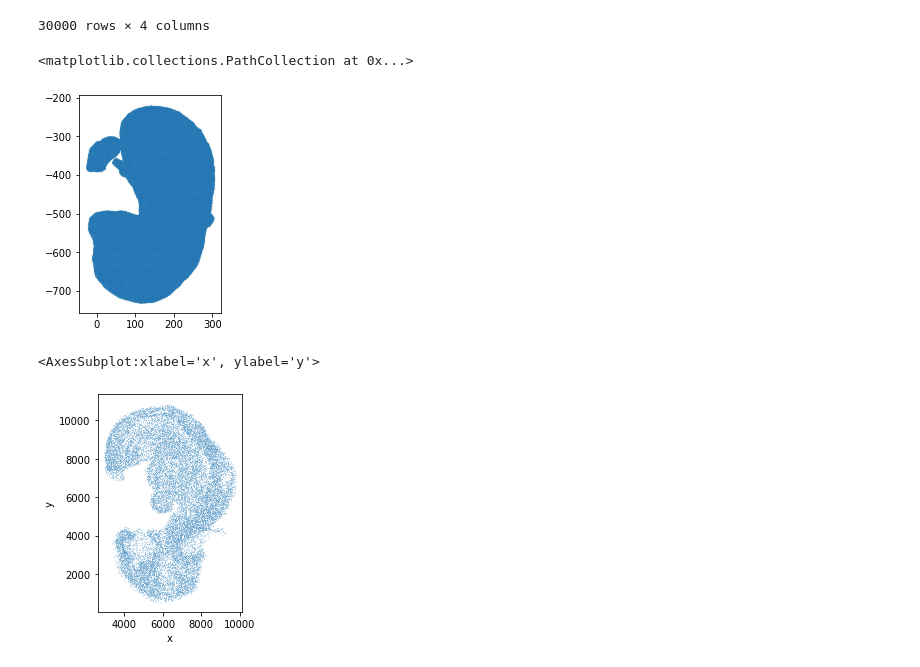
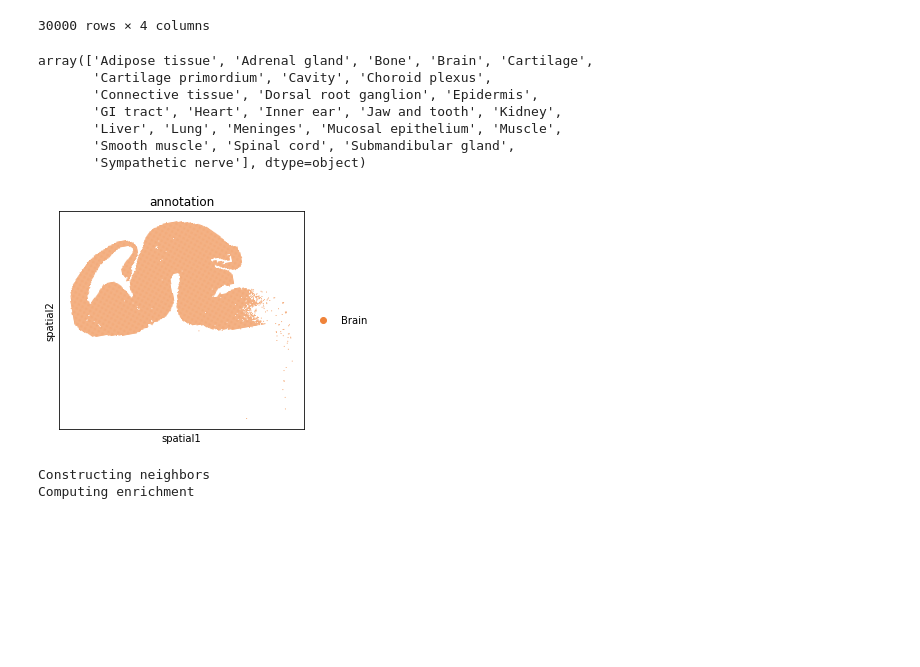
Before and after one commit to alam-shahul/popari, a Jupyter notebook: SpiceMix/metagene_based_pseudo_3D_simulation.ipynb, the cells around one changed output. Drawn from its saved outputs; the diff is of its cells as text; code cells hidden in the pictures; blank space fills up the shorter version.

Commit message:
Working on simulation for sequencing-based ST data.

```diff
--- a/SpiceMix/metagene_based_pseudo_3D_simulation.ipynb
+++ b/SpiceMix/metagene_based_pseudo_3D_simulation.ipynb
@@ -183,15 +154,20 @@ mouse_embryo_slice = ad.read_h5ad("../../data/stereoseq/mouse_embryo_development
+# %%
+np.sort(mouse_embryo_slice.obs["annotation"].unique())
+# %% [output]
+array(['Adipose tissue', 'Adrenal gland', 'Bone', 'Brain', 'Cartilage',
+       'Cartilage primordium', 'Cavity', 'Choroid plexus',
+       'Connective tissue', 'Dorsal root ganglion', 'Epidermis',
+       'GI tract', 'Heart', 'Inner ear', 'Jaw and tooth', 'Kidney',
+       'Liver', 'Lung', 'Meninges', 'Mucosal epithelium', 'Muscle',
+       'Smooth muscle', 'Spinal cord', 'Submandibular gland',
+       'Sympathetic nerve'], dtype=object)
 # %%
-x, y = mouse_embryo_slice.obsm["spatial"][:].T
-fig = plt.figure()
-ax = fig.add_subplot(111, aspect="equal")
-plt.scatter(x, y, s=0.01)
+# x, y = mouse_embryo_slice.obsm["spatial"][:].T
+# fig = plt.figure()
+# ax = fig.add_subplot(111, aspect="equal")
+# plt.scatter(x, y, s=0.01)
+sc.pl.spatial(mouse_embryo_slice[mouse_embryo_slice.obs["annotation"] == "Brain"],
+              color="annotation",
+              spot_size=1)
 # %% [output]
-<matplotlib.collections.PathCollection at 0x...>
-[figure, old version]
+[figure, new version]
-# %%
-fig = plt.figure()
-ax = fig.add_subplot(111, aspect="equal")
-sns.scatterplot(data=mouse_embryo[["x", "y"]].astype(int), x="x", y="y", s=0.3)
-# %% [output]
-<AxesSubplot:xlabel='x', ylabel='y'>
-[figure, removed]
@@ -197,0 +201,5 @@ sns.scatterplot(data=mouse_embryo[["x", "y"]].astype(int), x="x", y="y", s=0.3)
+# %%
+mouse_embryo_slice = compute_neighborhood_enrichment(mouse_embryo_slice, "annotation")
+# %% [output]
+Constructing neighbors
+Computing enrichment
```
Also changed, not shown: parts of 35 cells of this notebook, 17 other files.
